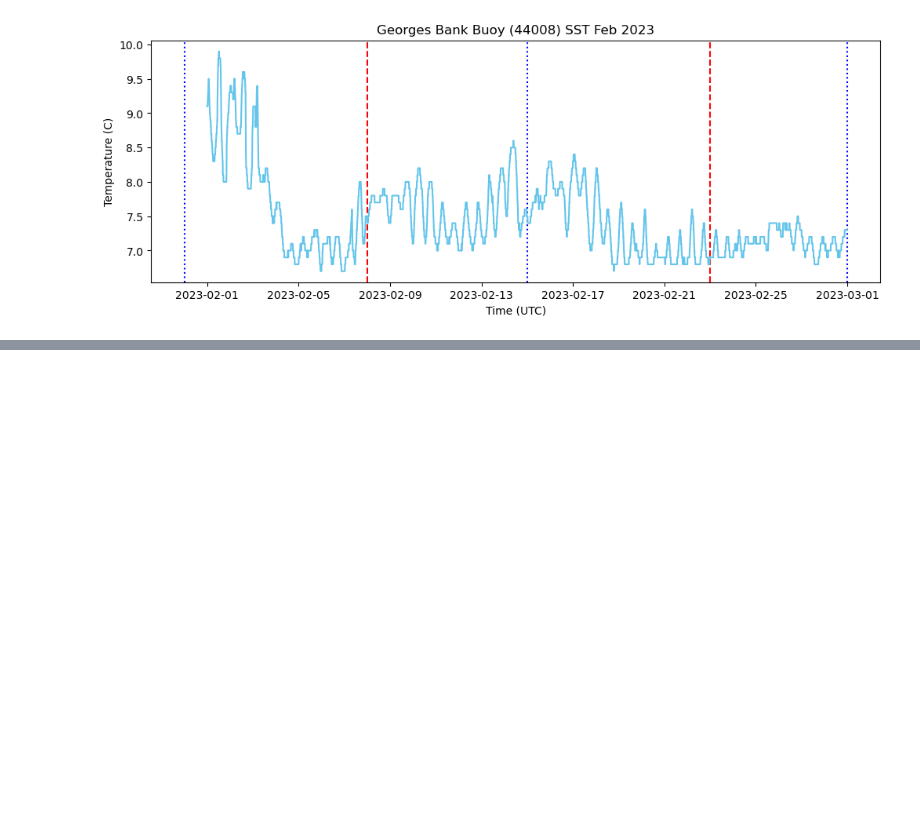
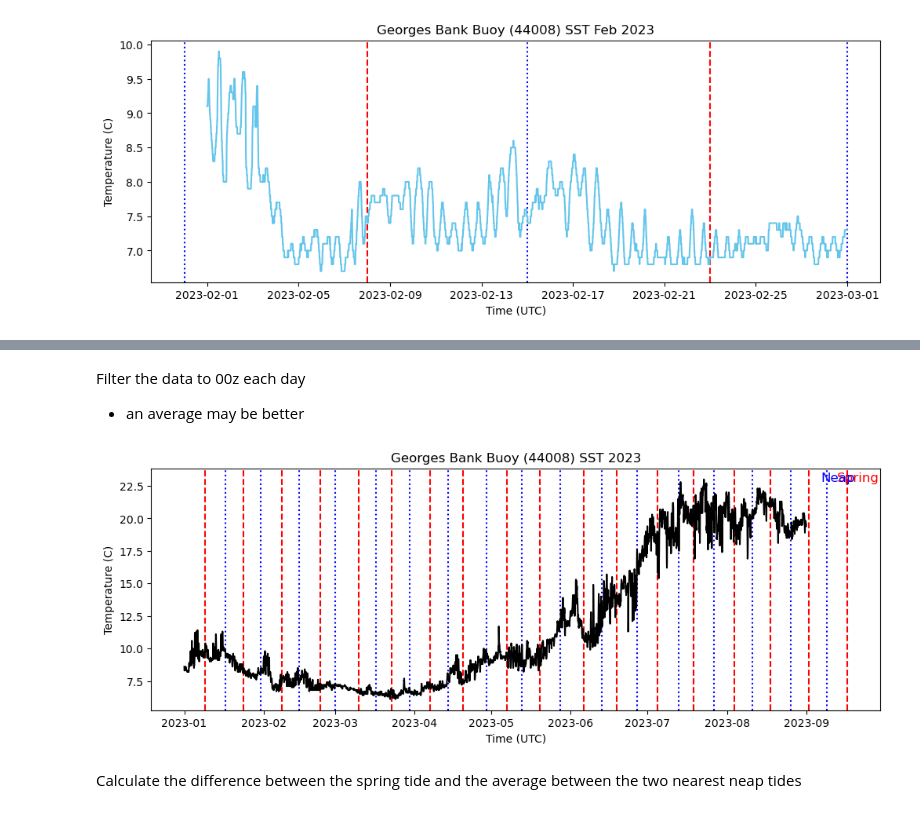
Before and after one commit to jesseturner/FalseLowClouds, a Jupyter notebook: Case_Studies/Georges_Bank/Buoy/Buoy_Analysis.ipynb, the cells around one changed output, grey strips where cells are left out. Cells and saved outputs as stored; diff of their text form; code cells hidden in the pictures; blank space fills up the shorter version.

Commit message:
Buoy analysis run for all of 2023 available

```diff
--- a/Case_Studies/Georges_Bank/Buoy/Buoy_Analysis.ipynb
+++ b/Case_Studies/Georges_Bank/Buoy/Buoy_Analysis.ipynb
@@ -7,8 +8,10 @@ Data from National Data Buoy Center (NDBC)
 * https://www.ndbc.noaa.gov
 * station 44008 (Georges Bank)
 * historical standard meteorological data
+# %%
+data_path = 'buoy_data_2023/'
 # %%
-data = pd.read_csv('44008_Feb2023.txt', delim_whitespace=True, header=0)
+data = pd.read_csv(data_path+'4400822023.txt', delim_whitespace=True, header=0)
 # %% [markdown]
 Dropping the first row with the units
 # %%
@@ -64,0 +132,60 @@ plt.show()
+# %% [markdown]
+Filter the data to 00z each day
+* an average may be better
+# %%
+df_00m = combined_df[(combined_df['mm'] == '00')]
+# %%
+#--- Creating a float version of the WTMP variable
+wtmp = df_00m.WTMP.values.astype(float)
+# %%
+fig, ax = plt.subplots(1, figsize=(12,4))
+
+ax.axvline(x=dt1, color='r', linestyle='--', label='Spring')
+ax.annotate('Spring', (dt1, 22), textcoords='offset points', xytext=(10,10), ha='center', fontsize=12, color='r')
+ax.axvline(x=dt3, color='r', linestyle='--', label='Spring')
+ax.axvline(x=dt5, color='r', linestyle='--', label='Spring')
+ax.axvline(x=dt7, color='r', linestyle='--', label='Spring')
+ax.axvline(x=dt9, color='r', linestyle='--', label='Spring')
+ax.axvline(x=dt11, color='r', linestyle='--', label='Spring')
+ax.axvline(x=dt13, color='r', linestyle='--', label='Spring')
+ax.axvline(x=dt15, color='r', linestyle='--', label='Spring')
+ax.axvline(x=dt17, color='r', linestyle='--', label='Spring')
+ax.axvline(x=dt19, color='r', linestyle='--', label='Spring')
+ax.axvline(x=dt21, color='r', linestyle='--', label='Spring')
+ax.axvline(x=dt23, color='r', linestyle='--', label='Spring')
+ax.axvline(x=dt25, color='r', linestyle='--', label='Spring')
+ax.axvline(x=dt27, color='r', linestyle='--', label='Spring')
+ax.axvline(x=dt29, color='r', linestyle='--', label='Spring')
+ax.axvline(x=dt31, color='r', linestyle='--', label='Spring')
+ax.axvline(x=dt33, color='r', linestyle='--', label='Spring')
+ax.axvline(x=dt35, color='r', linestyle='--', label='Spring')
+
+ax.axvline(x=dt2, color='b', linestyle=':', label='Neap')
+ax.annotate('Neap', (dt2, 22), textcoords='offset points', xytext=(10,10), ha='center', fontsize=12, color='b')
+ax.axvline(x=dt4, color='b', linestyle=':', label='Neap')
+ax.axvline(x=dt6, color='b', linestyle=':', label='Neap')
+ax.axvline(x=dt8, color='b', linestyle=':', label='Neap')
+ax.axvline(x=dt10, color='b', linestyle=':', label='Neap')
+ax.axvline(x=dt12, color='b', linestyle=':', label='Neap')
+ax.axvline(x=dt14, color='b', linestyle=':', label='Neap')
+ax.axvline(x=dt16, color='b', linestyle=':', label='Neap')
+ax.axvline(x=dt18, color='b', linestyle=':', label='Neap')
+ax.axvline(x=dt20, color='b', linestyle=':', label='Neap')
+ax.axvline(x=dt22, color='b', linestyle=':', label='Neap')
+ax.axvline(x=dt24, color='b', linestyle=':', label='Neap')
+ax.axvline(x=dt26, color='b', linestyle=':', label='Neap')
+ax.axvline(x=dt28, color='b', linestyle=':', label='Neap')
+ax.axvline(x=dt30, color='b', linestyle=':', label='Neap')
+ax.axvline(x=dt32, color='b', linestyle=':', label='Neap')
+ax.axvline(x=dt34, color='b', linestyle=':', label='Neap')
+
+ax.plot(df_00m.Datetime, wtmp, c='black')
+
+ax.set_xlabel('Time (UTC)')
+ax.set_ylabel('Temperature (C)')
+ax.set_title('Georges Bank Buoy (44008) SST 2023')
+plt.show()
+# %% [output]
+[figure, added]
+# %% [markdown]
+Calculate the difference between the spring tide and the average between the two nearest neap tides
```
Also changed, not shown: parts of 9 cells of this notebook, 1 other file.
